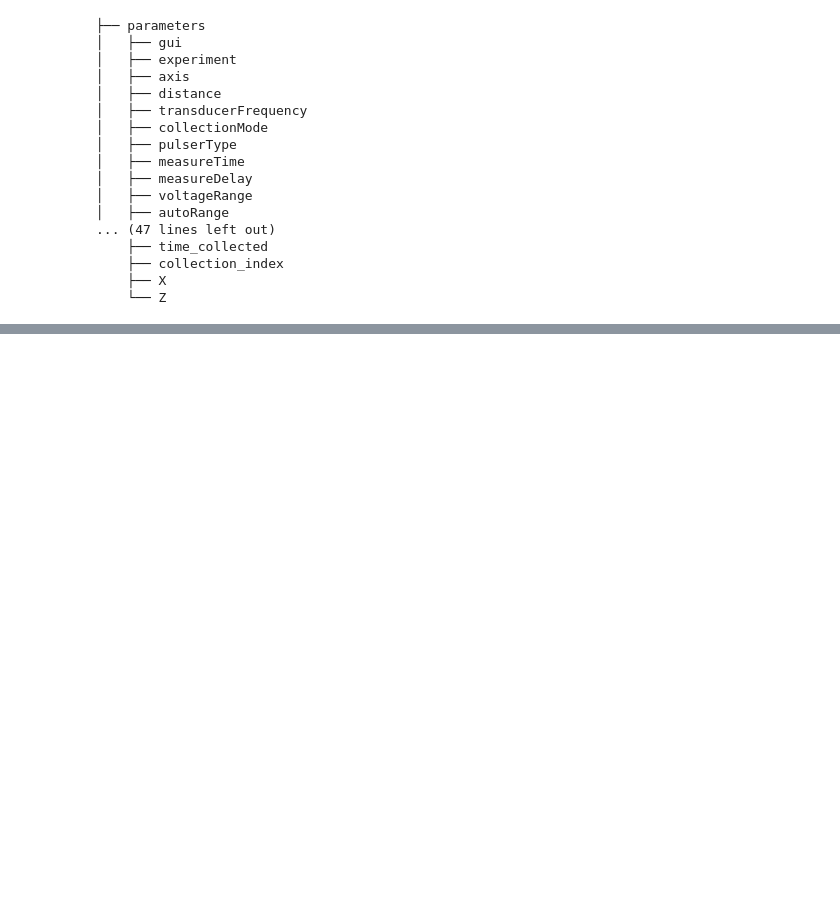
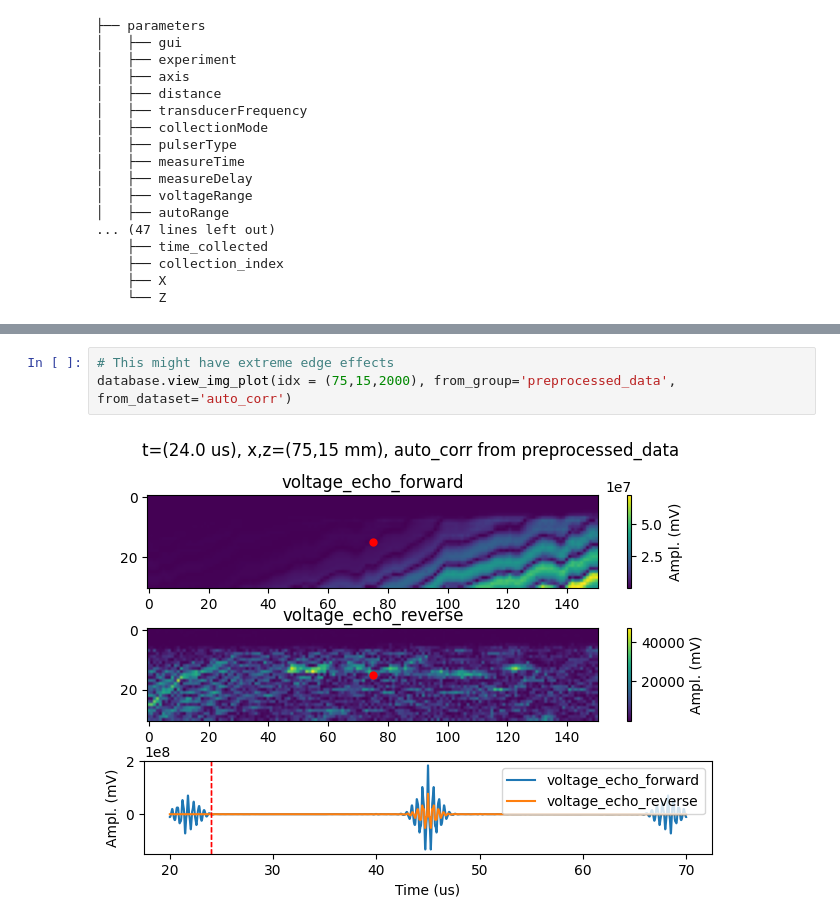
Before and after one commit to zhangxinqiao314/ultrasonic_ml, a Jupyter notebook: Notebooks/fft/h5_workflow.ipynb, the cells around one changed output, grey strips where cells are left out. Drawn from its saved outputs; the diff is of its cells as text; blank space fills up the shorter version.

```diff
--- a/Notebooks/fft/h5_workflow.ipynb
+++ b/Notebooks/fft/h5_workflow.ipynb
@@ -92,0 +184,5 @@ database.print_schema()
+# %%
+# This might have extreme edge effects
+database.view_img_plot(idx = (75,15,2000), from_group='preprocessed_data', from_dataset='auto_corr')
+# %% [output]
+[figure, added]
```
Also changed, not shown: parts of 39 cells of this notebook, 4 other files.
